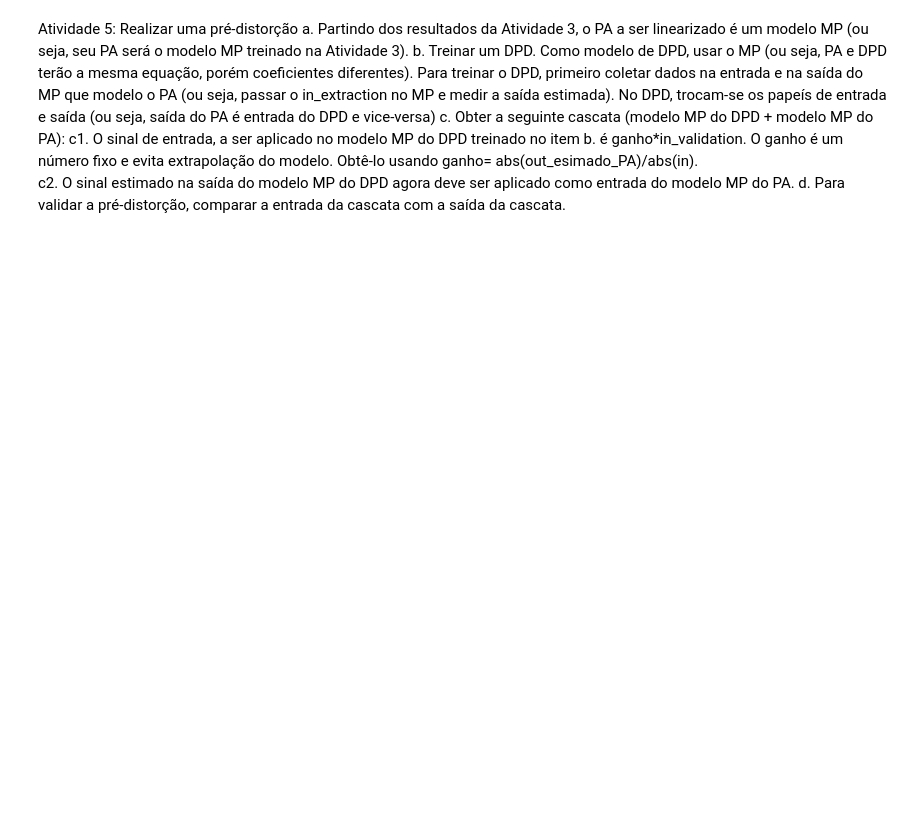
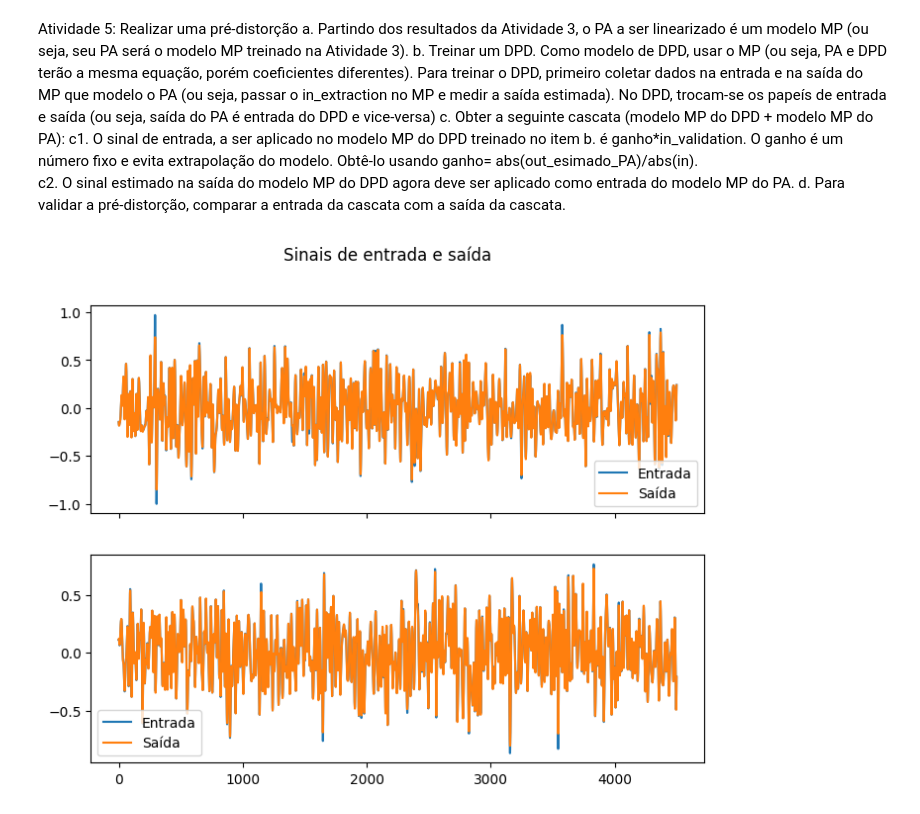
Before and after one commit to Je-Leo-AS/DPD, a Jupyter notebook: Master/M7 Coeficientes vhdl.ipynb, the cells around one changed output. Saved outputs shown, nothing was run; the diff lists cells and outputs as text; code cells hidden in the pictures; blank space fills up the shorter version.

```diff
--- a/Master/M7 Coeficientes vhdl.ipynb
+++ b/Master/M7 Coeficientes vhdl.ipynb
@@ -9,29 +9,40 @@ d. Para validar a pré-distorção, comparar a entrada da cascata com a saída d
 # %%
 from functions import *
 
-mat = loadmat('data_LDMOS_formatted_4500p.mat')
+
+INPUT_DIT = os.path.join('..', 'INPUT')
+OUTPUT_DIR = os.path.join('..', 'OUTPUT')
+VHDL_DIR = os.path.join('..', 'VHDL')
+
+file_name = 'in_out_SBRT2_direto'
+file_name = 'data_LDMOS_formatted_4500p'
+csv_file_name = file_name + "_validation.csv"
+
+mat = loadmat(os.path.join(INPUT_DIT, file_name + '.mat'))
 
 in_data_ext = mat['in_extraction']
 out_data_ext = mat['out_extraction']
 in_data_val = mat['in_validation']
 out_data_val = mat['out_validation']
 
 
-lista = [in_data_ext, out_data_ext, in_data_val, out_data_val]
+import numpy as np
 
-modulos = []
-for i in lista:
-    modulos.append(max(i.imag))
-    modulos.append(max(i.real))
+# Agrupa todos os dados em um único array
+dados_concatenados = np.concatenate([in_data_ext, out_data_ext, in_data_val, out_data_val])
 
-maior_modulo = max(modulos)
+# Calcula o máximo entre o valor absoluto da parte real e imaginária de todos os elementos
+maior_modulo = np.maximum(np.abs(dados_concatenados.real), np.abs(dados_concatenados.imag)).max()
+
 
 in_ext_norm  = in_data_ext / maior_modulo
 out_ext_norm = out_data_ext / maior_modulo
 in_val_norm  = in_data_val / maior_modulo
 out_val_norm = out_data_val / maior_modulo
 
 plot_signals(in_ext_norm,out_ext_norm, in_val_norm,out_val_norm)
+# %% [output]
+[figure, added]
 # %%
 def bloco_memoria_mp(x_delay, coef_m, ordem):
     """
```
Also changed, not shown: parts of 20 cells of this notebook, 21 other files.
